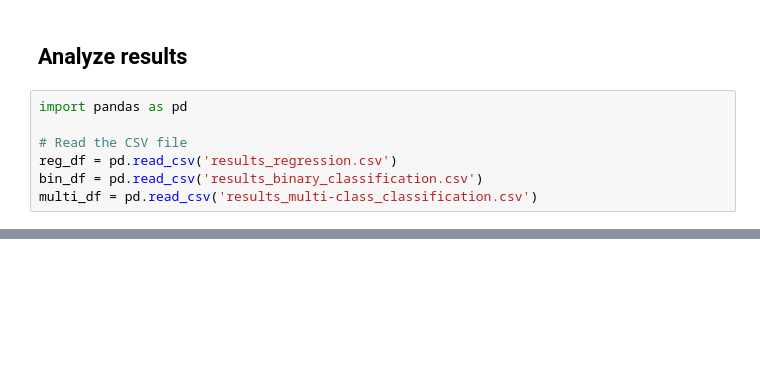
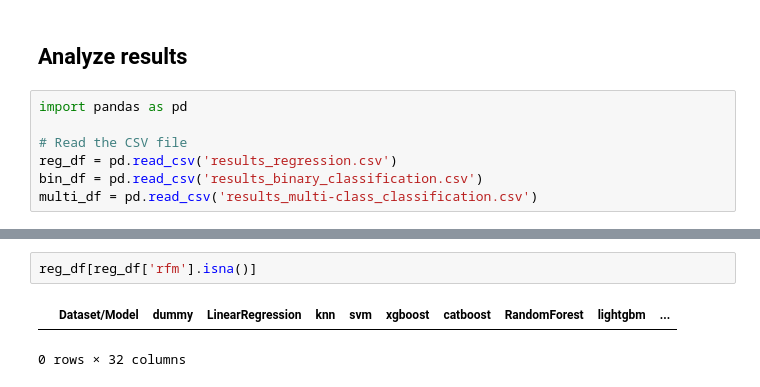
Before and after one commit to dmbeaglehole/LAMDA-TALENT-rfm, a Jupyter notebook: analysis.ipynb, the cells around one changed output, grey strips where cells are left out. Saved outputs shown, nothing was run; the diff lists cells and outputs as text; blank space fills up the shorter version.

```diff
--- a/analysis.ipynb
+++ b/analysis.ipynb
@@ -434 +449,6 @@ def print_performance_summary(results_df):
     print(DOUBLE_LINE)
+# %%
+reg_df[reg_df['rfm'].isna()]
+# %% [output]
+|  | Dataset/Model | dummy | LinearRegression | knn | svm | xgboost | catboost | RandomForest | lightgbm | ... |
+0 rows × 32 columns
```
Also changed, not shown: parts of 22 cells of this notebook, 6 other files.
